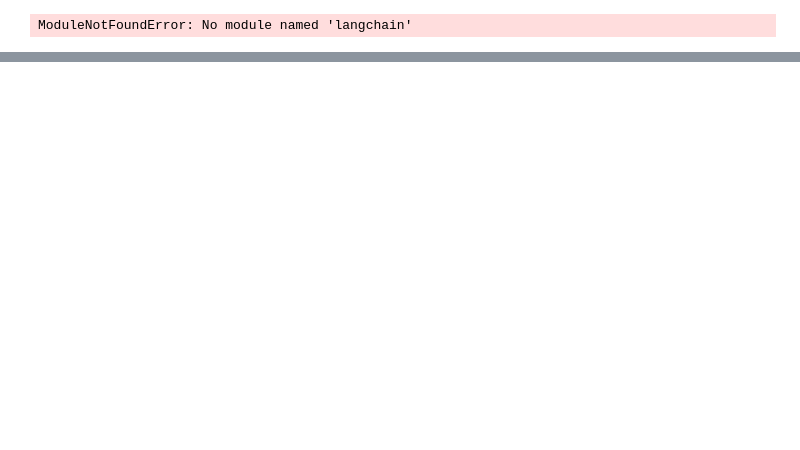
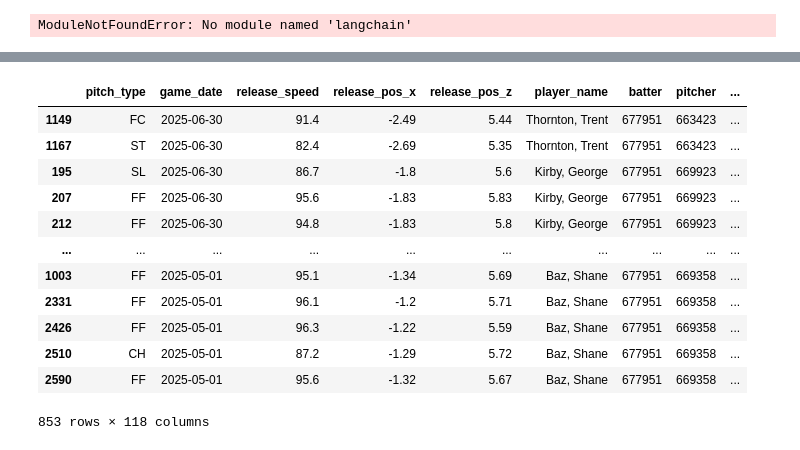
Before and after one commit to Dmaynard527/Sports, a Jupyter notebook: mlb.ipynb, the cells around one changed output, grey strips where cells are left out. Drawn from its saved outputs; the diff is of its cells as text; code cells hidden in the pictures; blank space fills up the shorter version.

```diff
--- a/mlb.ipynb
+++ b/mlb.ipynb
@@ -571,0 +572,2 @@ batting_stats(2025, 2026)
+# %%
+data = statcast('2025-05-01', '2025-06-30')
@@ -571,0 +583,16 @@ batting_stats(2025, 2026)
+# %%
+data[data['batter']==677951]
+# %% [output]
+|  | pitch_type | game_date | release_speed | release_pos_x | release_pos_z | player_name | batter | pitcher | ... |
+| 1149 | FC | 2025-06-30 | 91.4 | -2.49 | 5.44 | Thornton, Trent | 677951 | 663423 | ... |
+| 1167 | ST | 2025-06-30 | 82.4 | -2.69 | 5.35 | Thornton, Trent | 677951 | 663423 | ... |
+| 195 | SL | 2025-06-30 | 86.7 | -1.8 | 5.6 | Kirby, George | 677951 | 669923 | ... |
+| 207 | FF | 2025-06-30 | 95.6 | -1.83 | 5.83 | Kirby, George | 677951 | 669923 | ... |
+| 212 | FF | 2025-06-30 | 94.8 | -1.83 | 5.8 | Kirby, George | 677951 | 669923 | ... |
+| ... | ... | ... | ... | ... | ... | ... | ... | ... | ... |
+| 1003 | FF | 2025-05-01 | 95.1 | -1.34 | 5.69 | Baz, Shane | 677951 | 669358 | ... |
+| 2331 | FF | 2025-05-01 | 96.1 | -1.2 | 5.71 | Baz, Shane | 677951 | 669358 | ... |
+| 2426 | FF | 2025-05-01 | 96.3 | -1.22 | 5.59 | Baz, Shane | 677951 | 669358 | ... |
+| 2510 | CH | 2025-05-01 | 87.2 | -1.29 | 5.72 | Baz, Shane | 677951 | 669358 | ... |
+| 2590 | FF | 2025-05-01 | 95.6 | -1.32 | 5.67 | Baz, Shane | 677951 | 669358 | ... |
+853 rows × 118 columns
```
Also changed, not shown: parts of 17 cells of this notebook, 1 other file.
